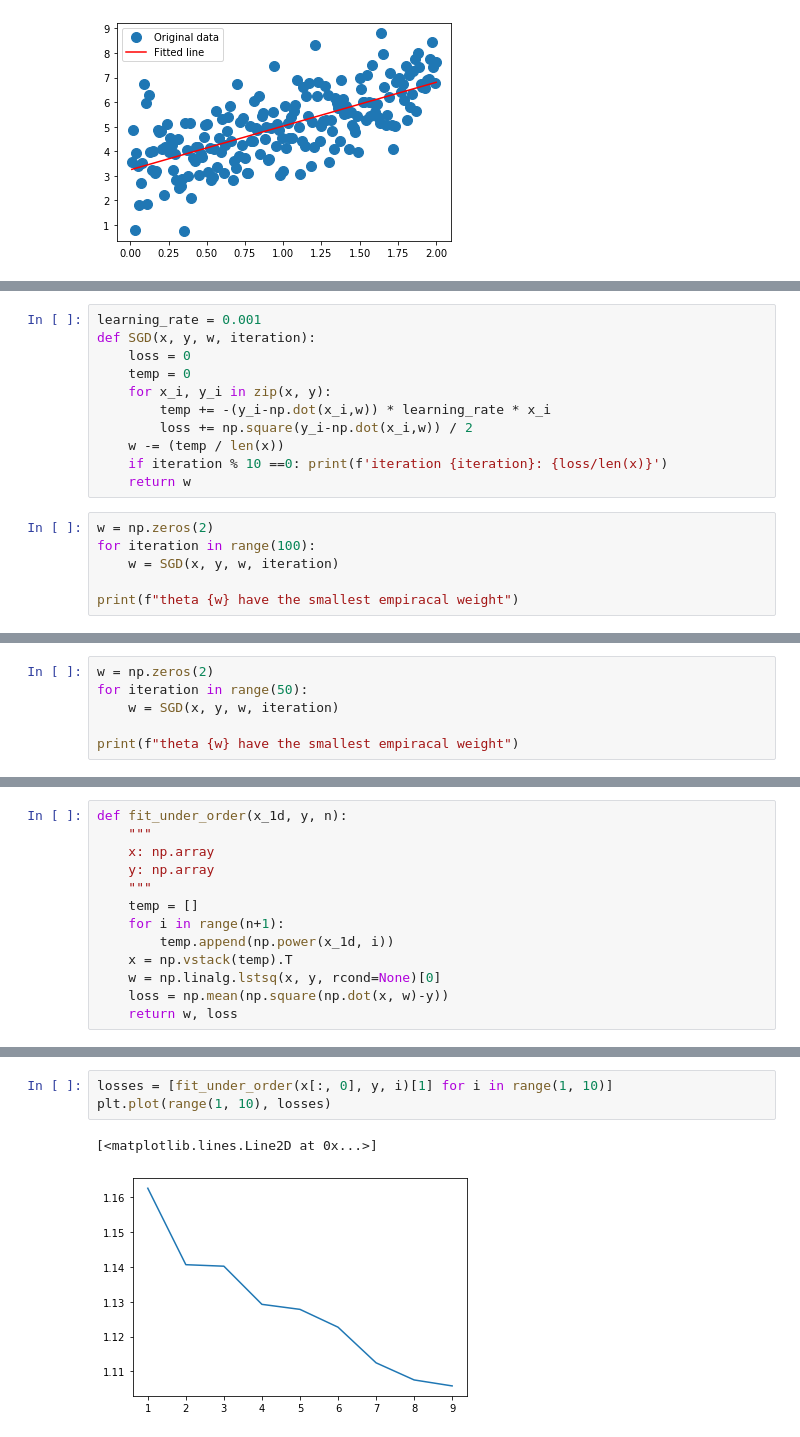
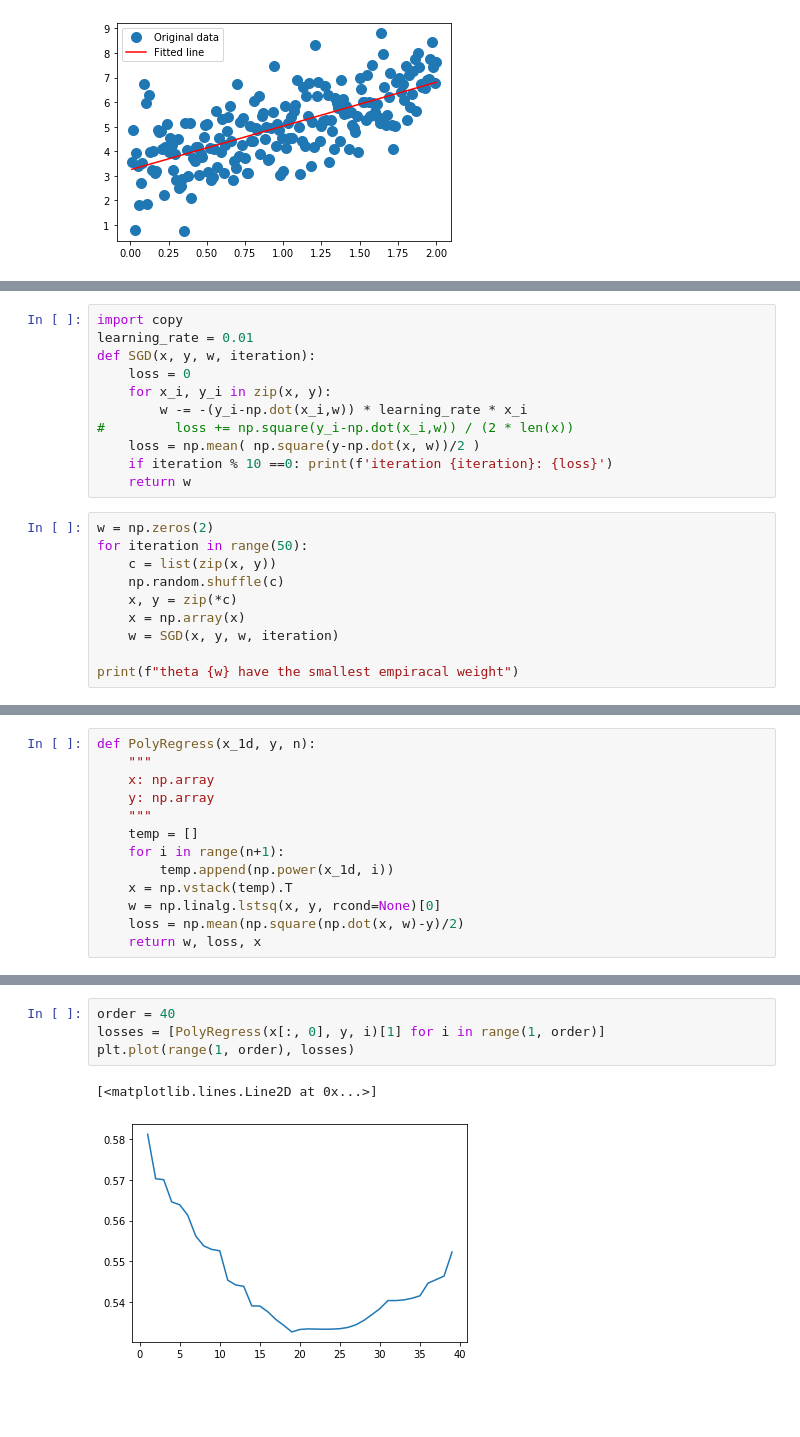
Before and after one commit to Emrys-Hong/SUTD-machine-learning-hw, a Jupyter notebook: Q2.ipynb, the cells around one changed output, grey strips where cells are left out. Cells and saved outputs as stored; diff of their text form; blank space fills up the shorter version.

```diff
--- a/Q2.ipynb
+++ b/Q2.ipynb
@@ -52,17 +103,21 @@ loss
 # %%
-learning_rate = 0.001
+import copy
+learning_rate = 0.01
 def SGD(x, y, w, iteration):
     loss = 0
-    temp = 0
     for x_i, y_i in zip(x, y):
-        temp += -(y_i-np.dot(x_i,w)) * learning_rate * x_i
-        loss += np.square(y_i-np.dot(x_i,w)) / 2
-    w -= (temp / len(x))
-    if iteration % 10 ==0: print(f'iteration {iteration}: {loss/len(x)}')
+        w -= -(y_i-np.dot(x_i,w)) * learning_rate * x_i
+#         loss += np.square(y_i-np.dot(x_i,w)) / (2 * len(x))
+    loss = np.mean( np.square(y-np.dot(x, w))/2 )
+    if iteration % 10 ==0: print(f'iteration {iteration}: {loss}')
     return w
 # %%
 w = np.zeros(2)
-for iteration in range(100):
+for iteration in range(50):
+    c = list(zip(x, y))
+    np.random.shuffle(c)
+    x, y = zip(*c)
+    x = np.array(x)
     w = SGD(x, y, w, iteration)
 
 print(f"theta {w} have the smallest empiracal weight")
@@ -92,6 +130,0 @@ def SGD(x, y, w, iteration):
-# %%
-w = np.zeros(2)
-for iteration in range(50):
-    w = SGD(x, y, w, iteration)
-
-print(f"theta {w} have the smallest empiracal weight")
@@ -107,5 +133,5 @@ theta [1.96487051 3.02605702] have the smallest empiracal weight
 # %%
-def fit_under_order(x_1d, y, n):
+def PolyRegress(x_1d, y, n):
     """
     x: np.array
     y: np.array
@@ -115,5 +141,5 @@ def fit_under_order(x_1d, y, n):
         temp.append(np.power(x_1d, i))
     x = np.vstack(temp).T
     w = np.linalg.lstsq(x, y, rcond=None)[0]
-    loss = np.mean(np.square(np.dot(x, w)-y))
-    return w, loss
+    loss = np.mean(np.square(np.dot(x, w)-y)/2)
+    return w, loss, x
@@ -120,6 +156,7 @@ def fit_under_order(x_1d, y, n):
 # %%
-losses = [fit_under_order(x[:, 0], y, i)[1] for i in range(1, 10)]
-plt.plot(range(1, 10), losses)
+order = 40
+losses = [PolyRegress(x[:, 0], y, i)[1] for i in range(1, order)]
+plt.plot(range(1, order), losses)
 # %% [output]
 [<matplotlib.lines.Line2D at 0x...>]
-[figure, old version]
+[figure, new version]
```
Also changed, not shown: parts of 18 cells of this notebook, 3 other files.
